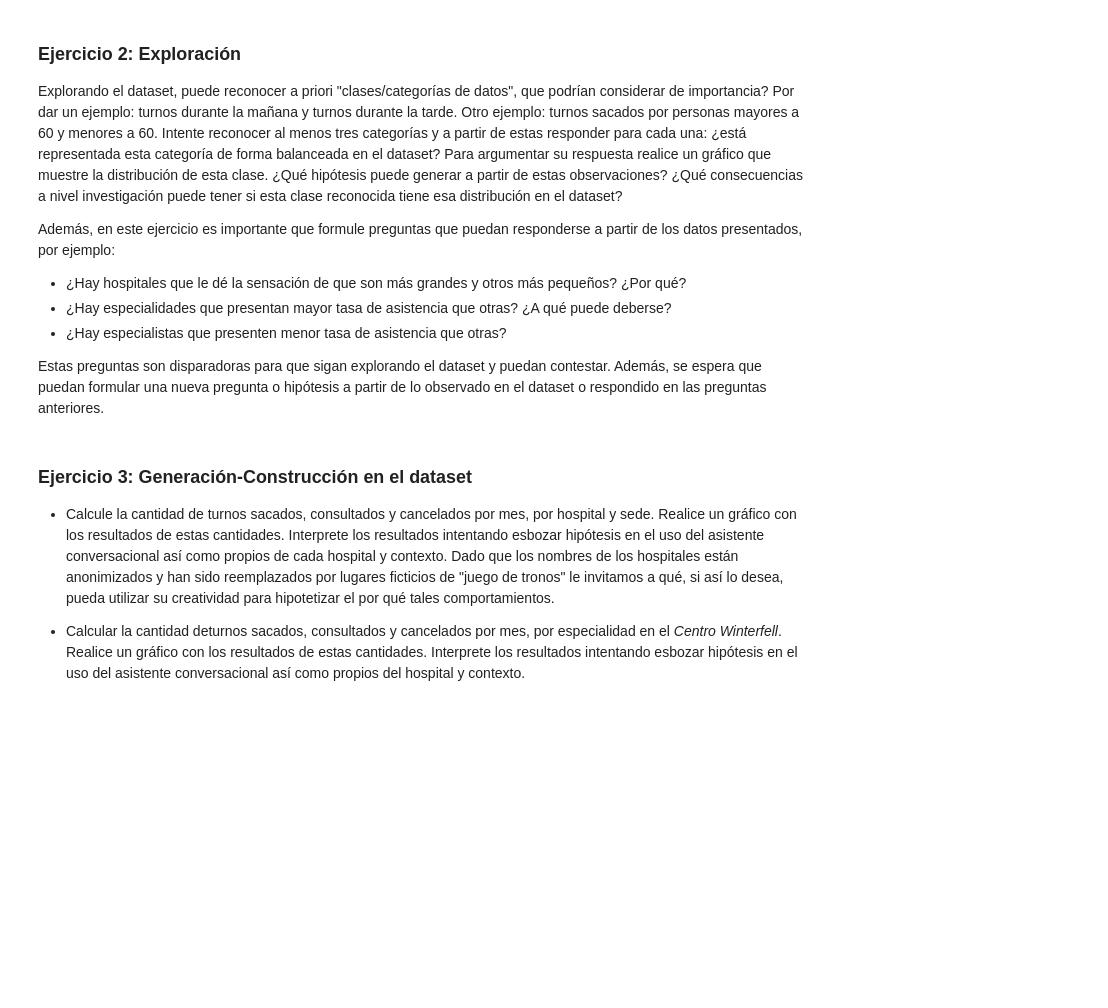
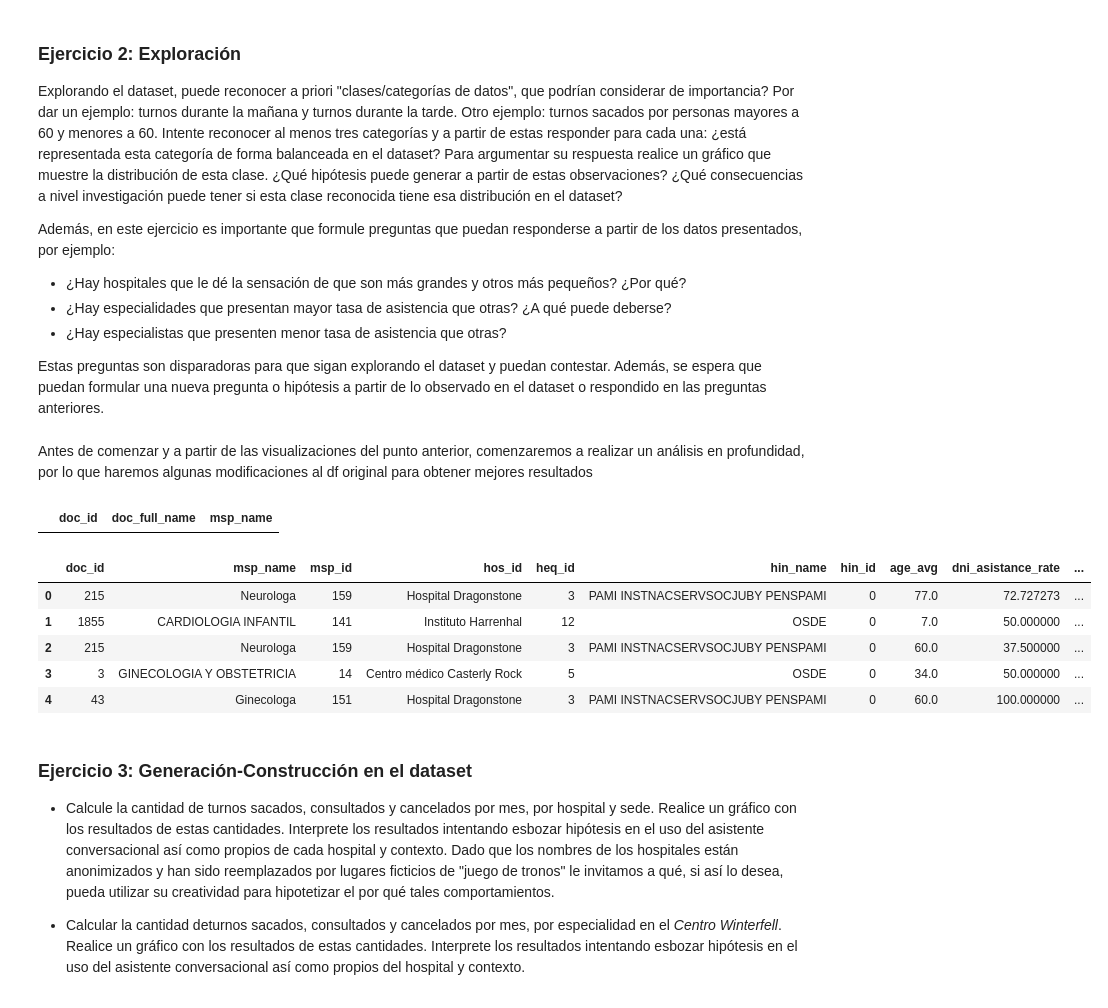
Before and after one commit to manufabregas/Dataset-Asistencia-a-turnos-m-dicos, a Jupyter notebook: Práctico_1_Análisis_y_visualización_de_datos.ipynb, the cells around one changed output. Drawn from its saved outputs; the diff is of its cells as text; code cells hidden in the pictures; blank space fills up the shorter version.

Commit message:
comienzo punto 2

```diff
--- a/Práctico_1_Análisis_y_visualización_de_datos.ipynb
+++ b/Práctico_1_Análisis_y_visualización_de_datos.ipynb
@@ -377,6 +378,38 @@ Además, en este ejercicio es importante que formule preguntas que puedan respon
 -  ¿Hay especialistas que presenten menor tasa de asistencia que otras?
 
 Estas preguntas son disparadoras para que sigan explorando el dataset y puedan contestar. Además, se espera que puedan formular una nueva pregunta o hipótesis a partir de lo observado en el dataset o respondido en las preguntas anteriores.
+# %% [markdown]
+Antes de comenzar y a partir de las visualizaciones del punto anterior, comenzaremos a realizar un análisis en profundidad, por lo que haremos algunas modificaciones al df original para obtener mejores resultados
+# %%
+#Chequeamos que se puede eliminar la col check_doc, ya que solo contiene NaN
+check_doc=df.copy().groupby(['doc_id','doc_full_name'])['msp_name'].count().reset_index()
+check_doc=check_doc[check_doc['doc_full_name']!='NaN']
+check_doc
+# %% [output]
+|  | doc_id | doc_full_name | msp_name |
+# %%
+#Transformaciones df original
+df_exp_base=df.copy()
+
+#Drop cols doc_full_name (vacío) y msp_id	(id propio de cada clínica)
+df_exp_base=df_exp_base.drop(['doc_full_name','mesp_id'],axis=1)
+
+#Rename
+df_exp_base=df_exp_base.rename(columns={'action_A_count':'qt_sac_pac_asis',"action_B_count":"qt_canc_pac_asis",'action_C_count':'qt_cons'})
+
+#Correcciones
+
+
+
+
+df_exp_base.head(5)
+# %% [output]
+|  | doc_id | msp_name | msp_id | hos_id | heq_id | hin_name | hin_id | age_avg | dni_asistance_rate | ... |
+| 0 | 215 | Neurologa | 159 | Hospital Dragonstone | 3 | PAMI INSTNACSERVSOCJUBY PENSPAMI | 0 | 77.0 | 72.727273 | ... |
+| 1 | 1855 | CARDIOLOGIA INFANTIL | 141 | Instituto Harrenhal | 12 | OSDE | 0 | 7.0 | 50.000000 | ... |
+| 2 | 215 | Neurologa | 159 | Hospital Dragonstone | 3 | PAMI INSTNACSERVSOCJUBY PENSPAMI | 0 | 60.0 | 37.500000 | ... |
+| 3 | 3 | GINECOLOGIA Y OBSTETRICIA | 14 | Centro médico Casterly Rock | 5 | OSDE | 0 | 34.0 | 50.000000 | ... |
+| 4 | 43 | Ginecologa | 151 | Hospital Dragonstone | 3 | PAMI INSTNACSERVSOCJUBY PENSPAMI | 0 | 60.0 | 100.000000 | ... |
 # %% [markdown]
 ### Ejercicio 3: Generación-Construcción en el dataset
 
```
Also changed, not shown: parts of 4 cells of this notebook.
